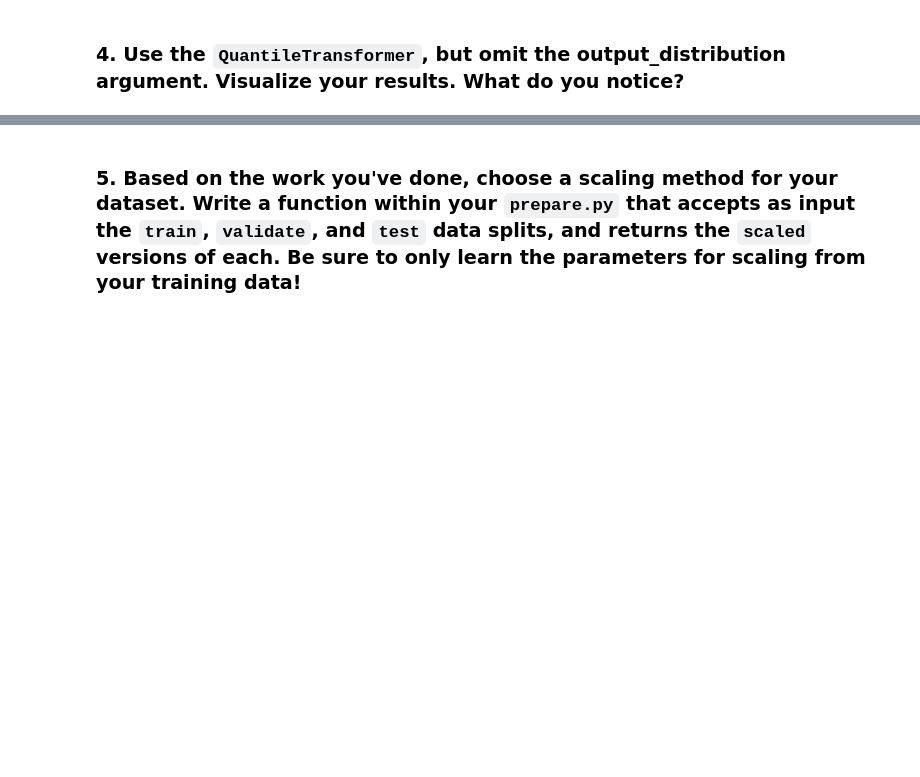
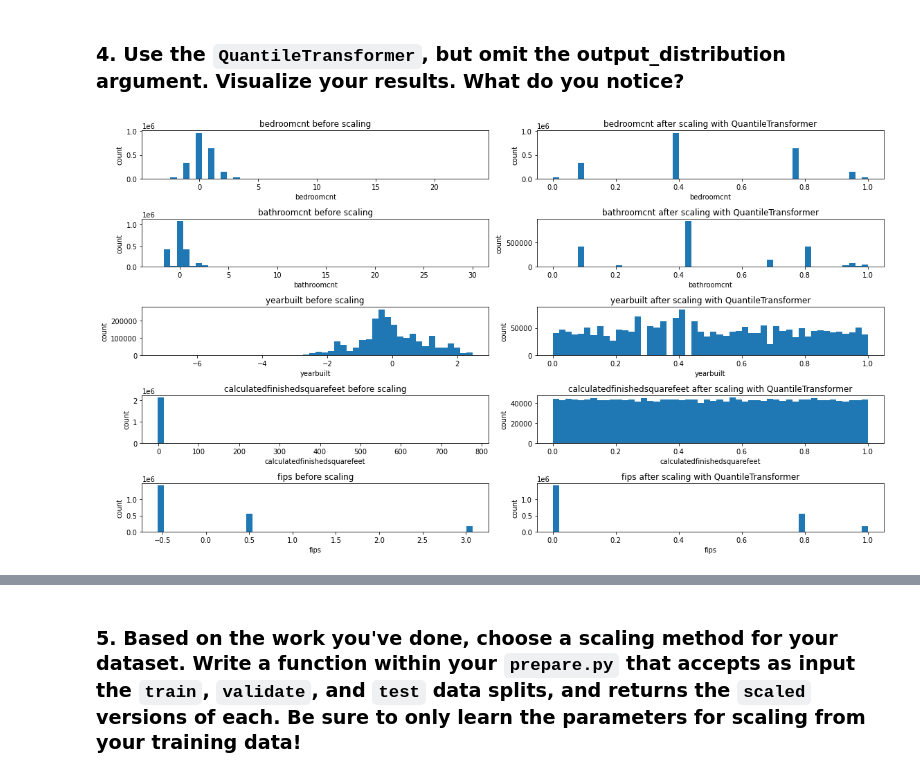
Before and after one commit to QMCBT-JustinEvans/regression-exercises, a Jupyter notebook: scaling.ipynb, the cells around one changed output, grey strips where cells are left out. Drawn from its saved outputs; the diff is of its cells as text; code cells hidden in the pictures; blank space fills up the shorter version.

````diff
--- a/scaling.ipynb
+++ b/scaling.ipynb
@@ -189,2 +262,10 @@ visualize_scaler(scaler, df, columns_to_scale, bins=10)
 # %% [markdown]
 ### 4. Use the ```QuantileTransformer```, but omit the output_distribution argument. Visualize your results. What do you notice?
+# %%
+# QuantileTransformer
+scaler = QuantileTransformer()
+columns_to_scale = ['bedroomcnt', 'bathroomcnt', 'yearbuilt', 'calculatedfinishedsquarefeet', 'fips']
+
+visualize_scaler(scaler, df, columns_to_scale, bins=50)
+# %% [output]
+[figure, added]
````
Also changed, not shown: parts of 17 cells of this notebook, 8 other files.
